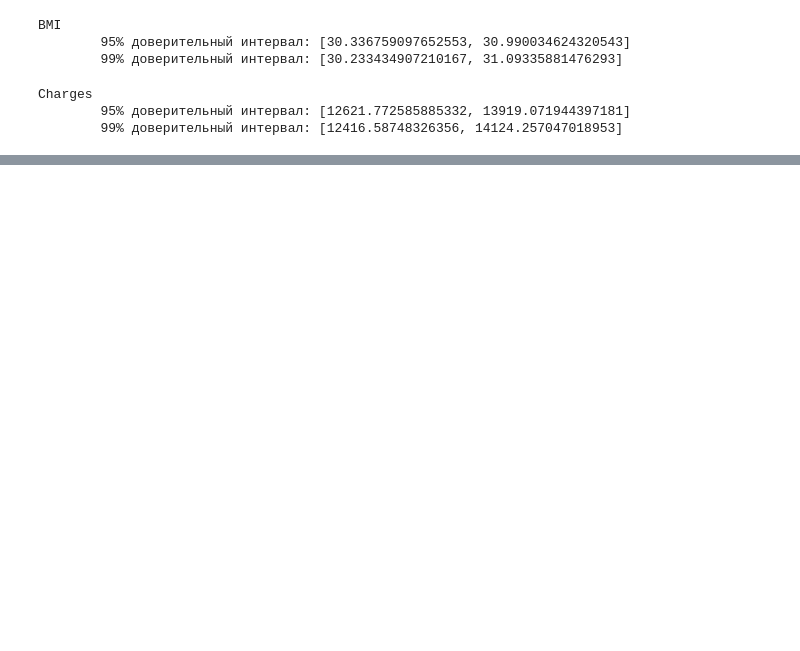
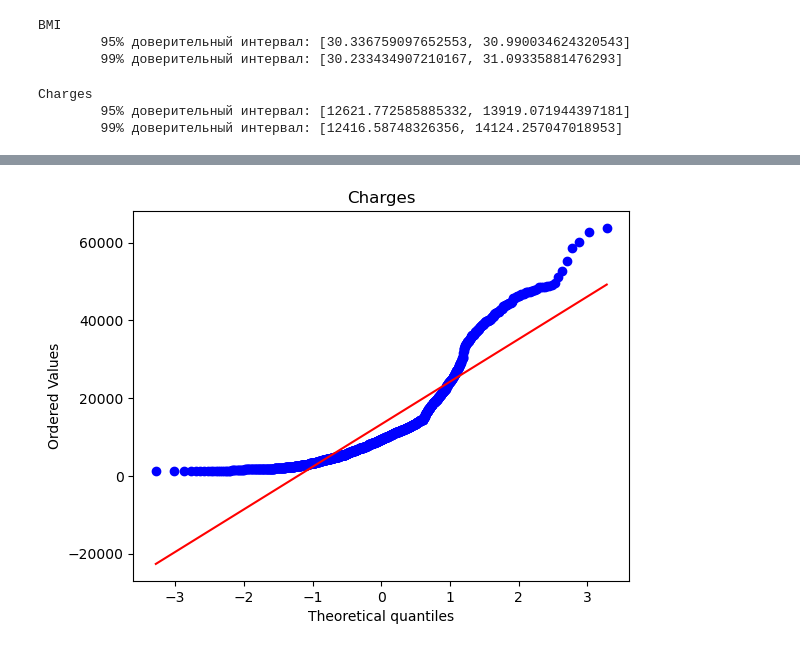
Before and after one commit to Dyaika/mirea_bigdata, a Jupyter notebook: Practive3_RazshildyaevAM.ipynb, the cells around one changed output, grey strips where cells are left out. Drawn from its saved outputs; the diff is of its cells as text; code cells hidden in the pictures; blank space fills up the shorter version.

```diff
--- a/Practive3_RazshildyaevAM.ipynb
+++ b/Practive3_RazshildyaevAM.ipynb
@@ -248,0 +284,6 @@ Charges
+# %%
+stats.probplot(charges, dist="norm", plot=plt)
+plt.title(label='Charges')
+plt.show()
+# %% [output]
+[figure, added]
```
Also changed, not shown: parts of 20 cells of this notebook.
